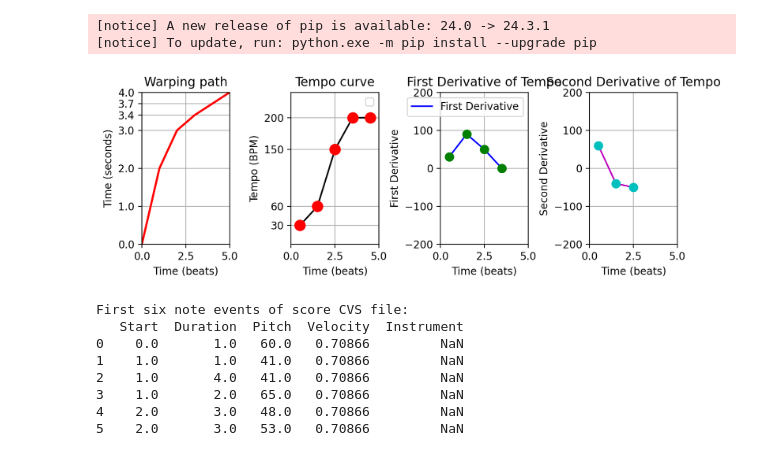
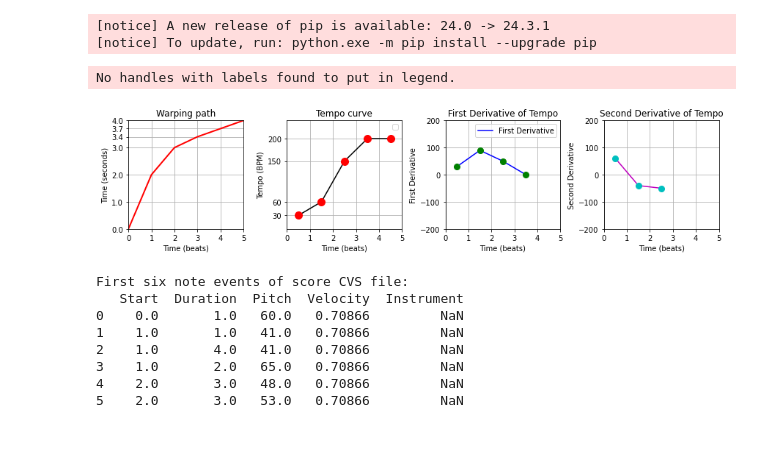
Before and after one commit to behroozbc/project, a Jupyter notebook: project-1.ipynb, the cells around one changed output. Saved outputs shown, nothing was run; the diff lists cells and outputs as text; code cells hidden in the pictures.

```diff
--- a/project-1.ipynb
+++ b/project-1.ipynb
@@ -60,7 +60,7 @@ x_first_derivative = x_bpm[:-1]  # Adjusted for first derivative
 x_second_derivative = x_bpm[:-2]  # Adjusted for second derivative
 
 # Plotting
-fig, ax = plt.subplots(1, 4, figsize=(8, 3))
+fig, ax = plt.subplots(1, 4, figsize=(12, 3))
 
 # Plot warping path
 ax[0].plot(P[:, 1], P[:, 0], 'r-', linewidth=2)
@@ -81,34 +81,35 @@ ax[1].set_xlim([0, 5])
 ax[1].set_ylim([0, 240])
 ax[1].set_xlabel('Time (beats)')
 ax[1].set_ylabel('Tempo (BPM)')
 ax[1].set_title('Tempo curve')
 ax[1].legend()
 
 # Plot first derivative
 ax[2].plot(x_first_derivative, first_derivative, 'b-', label='First Derivative')
 ax[2].plot(x_first_derivative, first_derivative, 'go', markersize=8)
 ax[2].grid()
 ax[2].set_xlim([0, 5])
 ax[2].set_ylim([-200, 200])
 ax[2].set_xlabel('Time (beats)')
 ax[2].set_ylabel('First Derivative')
 ax[2].set_title('First Derivative of Tempo')
 ax[2].legend()
 
 # Plot second derivative
 ax[3].plot(x_second_derivative, second_derivative, 'm-', label='Second Derivative')
 ax[3].plot(x_second_derivative, second_derivative, 'co', markersize=8)
 ax[3].grid()
 ax[3].set_xlim([0, 5])
 ax[3].set_ylim([-200, 200])
 ax[3].set_xlabel('Time (beats)')
 ax[3].set_ylabel('Second Derivative')
 ax[3].set_title('Second Derivative of Tempo')
 
 plt.tight_layout()
 plt.show()
 # %% [output]
+No handles with labels found to put in legend.
-[figure, old version]
+[figure, new version]
 # %%
 def compute_score_chromagram(score, Fs_beat):
     """Compute chromagram from score representation
```
Also changed, not shown: parts of 1 cell of this notebook, 18 other files.
